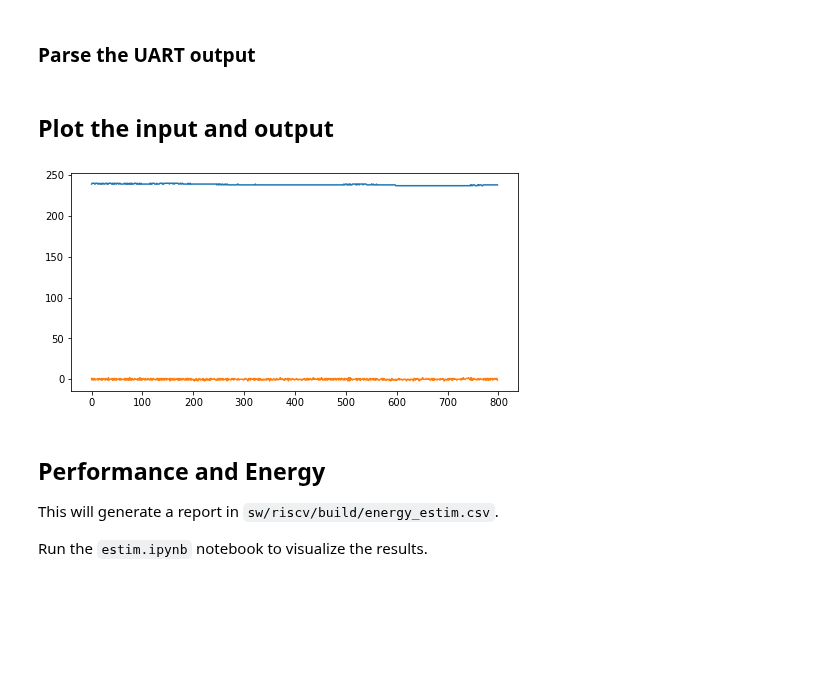
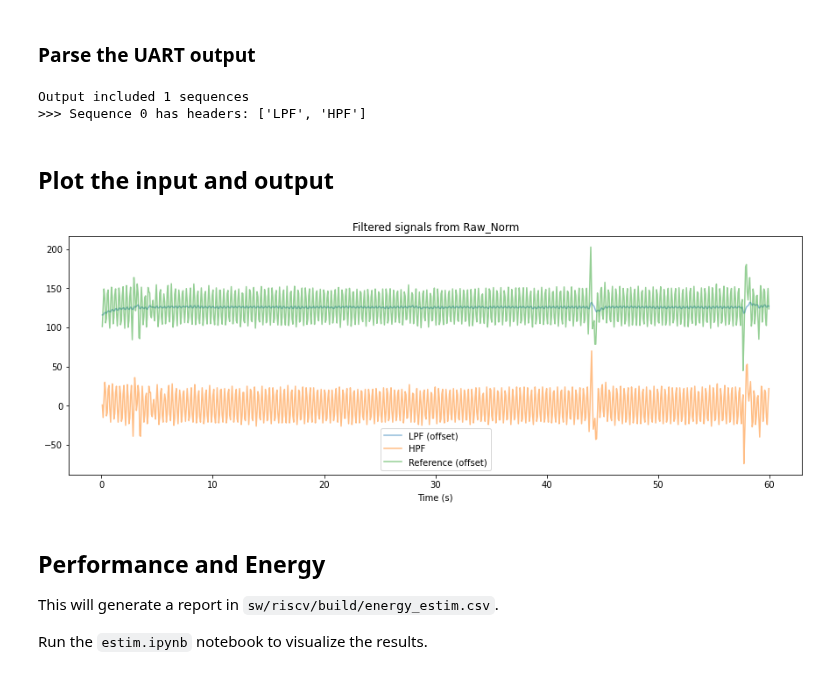
Before and after one commit to esl-epfl/x-heep-femu-sdk, a Jupyter notebook: sw/arm/apps/adc-emu/adc-emu.ipynb, the cells around one changed output. Drawn from its saved outputs; the diff is of its cells as text; code cells hidden in the pictures; blank space fills up the shorter version.

```diff
--- a/sw/arm/apps/adc-emu/adc-emu.ipynb
+++ b/sw/arm/apps/adc-emu/adc-emu.ipynb
@@ -155,7 +145,7 @@ for seq in range(len(starts)):
 # Convert all outputs to timeseries
 # Each timeseries will be part of a sequence: a group of timeseries of the same length (were printed as different columns of a same process)
 # All timeseries of a same sequence share timescale (that could be none)
-series = []
+raw_series = []
 for seq in outs:
     seqs = []
     cols_i = 0
@@ -171,36 +161,63 @@ for seq in outs:
         s.data = seq['data'][c]
         s.time = time
         seqs.append(s)
-    series.append(seqs)
+    raw_series.append(seqs)
 
-# Access the information as
-# series[0][1].name
-# series[2][0].name
+# Access the information as `raw_series[0][1].name` (the name of the second column of the first sequence)
+print("Output included", len(raw_series), "sequences")
+for s in range(len(raw_series)):
+    print(f">>> Sequence {s} has headers: {[ h.name for h in raw_series[s] ]}")
+# %% [output]
+Output included 1 sequences
+>>> Sequence 0 has headers: ['LPF', 'HPF']
 # %% [markdown]
 ## Plot the input and output
 # %%
 import matplotlib.pyplot as plt
 
+# Optioonally add an offset to better visualize the signals
+OFFSET = 0
+
+# make a deep copy to ensure that changes to the list will not affect the one obtained from the output
+import copy
+series = copy.deepcopy(raw_series)
+# Add to the sequence some reference signal
+ts = Timeseries("Reference")
+ts.data = din.data[1:]  + OFFSET
+ts.name += " (offset)"
+ts.time = din.time[1:]
+series[0].append(ts)
+
+# Add some time information based on knowledge of what was input and the expected output
+series[0][0].time = ts.time
+series[0][1].time = ts.time
+
+series[0][0].data = series[0][0].data + OFFSET
+series[0][0].name += " (offset)"
+
+# Generate subplot to show the results
 plts = len(series)
-fig, axs = plt.subplots(ncols=plts, figsize=(8*plts, 4))
+plt_height = 5
+fig, axs = plt.subplots(ncols=plts, figsize=(3*plt_height*plts, plt_height))
 
+# Plot configurations
+a = 0.5 # Alpha (opacity)
 
+# Plot the desired signals
 for p in range(plts):
     for s in range(len(series[p])):
         ax = axs if len(series) == 1 else axs[p]
-        ax.plot(series[p][s].data)
-
-
-# plt.plot(din.time, din.data)
-# plt.plot(din.time[1:], lpfd.data)
-# plt.plot(din.time[1:], hpfd.data)
-
-# plt.legend([ din.name, lpfd.name, hpfd.name])
-# plt.xlabel("Time (s)")
-# plt.ylabel("Amplitude")
-# plt.title("EEG signal from EpiPhone")
+        if len(series[p][s].time) > 0:
+            ax.plot(series[p][s].time, series[p][s].data,
+                    alpha = a)
+        else:
+            ax.plot(series[p][s].data,
+                    alpha = a)
+    ax.legend([seq.name for seq in series[p]])
+    ax.set_xlabel("Time (s)")
+    ax.set_title(f"Filtered signals from {src_name}")
 # %% [output]
-[figure, old version]
+[figure, new version]
 # %% [markdown]
 ## Performance and Energy
 
```
Also changed, not shown: parts of 3 cells of this notebook, 11 other files.
